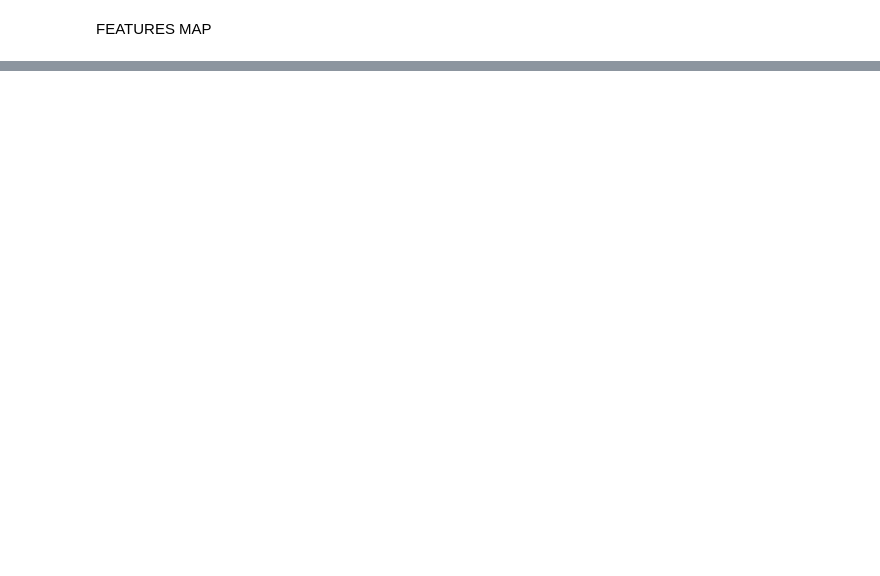
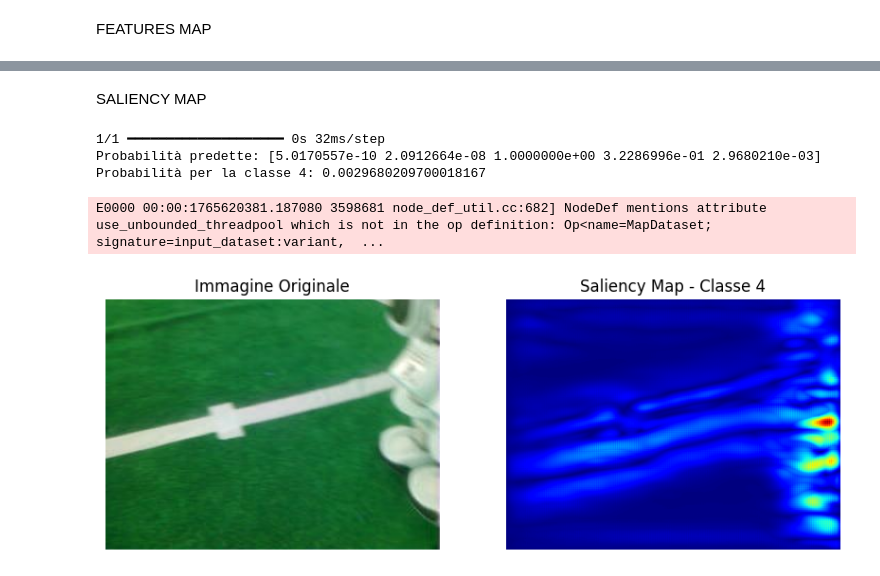
Before and after one commit to simomonz03/ml_homework2, a Jupyter notebook: cnn_DATA_AUG.ipynb, the cells around one changed output, grey strips where cells are left out. Saved outputs shown, nothing was run; the diff lists cells and outputs as text; code cells hidden in the pictures; blank space fills up the shorter version.

Commit message:
features map + saliency map

```diff
--- a/cnn_DATA_AUG.ipynb
+++ b/cnn_DATA_AUG.ipynb
@@ -262,0 +279,55 @@ visualize_feature_maps(model, img_to_test)
+# %% [markdown]
+SALIENCY MAP
+# %%
+def visualize_saliency_logits(trained_model, input_image, class_index):
+
+
+    model_logits = tf.keras.models.clone_model(trained_model)
+
+    model_logits.layers[-1].activation = tf.keras.activations.linear
+
+    model_logits.set_weights(trained_model.get_weights())
+
+    img = tf.convert_to_tensor(input_image, dtype=tf.float32)
+    if len(img.shape) == 3:
+        img = tf.expand_dims(img, axis=0)
+
+    with tf.GradientTape() as tape:
+        tape.watch(img)
+        preds_logits = model_logits(img)
+        score = preds_logits[0, class_index]
+
+    grads = tape.gradient(score, img)
+
+    dgrad_abs = tf.math.abs(grads)
+    dgrad_max_ = np.max(dgrad_abs, axis=-1)[0]
+
+    dgrad_max_ = (dgrad_max_ - dgrad_max_.min()) / (dgrad_max_.max() - dgrad_max_.min() + 1e-8)
+
+    plt.figure(figsize=(10, 5))
+    plt.subplot(1, 2, 1)
+    plt.imshow(input_image)
+    plt.title("Immagine Originale")
+    plt.axis('off')
+
+    plt.subplot(1, 2, 2)
+    plt.imshow(dgrad_max_, cmap='jet')
+    plt.title(f"Saliency Map - Classe {class_index}")
+    plt.axis('off')
+    plt.savefig(f'images/sal_map/saliency_map2_class_{class_index}.png')
+
+    plt.show()
+class_index=4
+index_ball = np.where(y_test[:, class_index] == 1)[0][13]
+img_test = x_test[index_ball]
+preds = model.predict(np.expand_dims(img_test, axis=0))
+print(f"Probabilità predette: {preds[0]}")
+print(f"Probabilità per la classe {class_index}: {preds[0][class_index]}")
+
+visualize_saliency_logits(model, img_test, class_index)
+# %% [output]
+1/1 ━━━━━━━━━━━━━━━━━━━━ 0s 32ms/step
+Probabilità predette: [5.0170557e-10 2.0912664e-08 1.0000000e+00 3.2286996e-01 2.9680210e-03]
+Probabilità per la classe 4: 0.0029680209700018167
+E0000 00:00:1765620381.187080 3598681 node_def_util.cc:682] NodeDef mentions attribute use_unbounded_threadpool which is not in the op definition: Op<name=MapDataset; signature=input_dataset:variant,  ...
+[figure, added]
```
Also changed, not shown: parts of 5 cells of this notebook, 33 other files.
